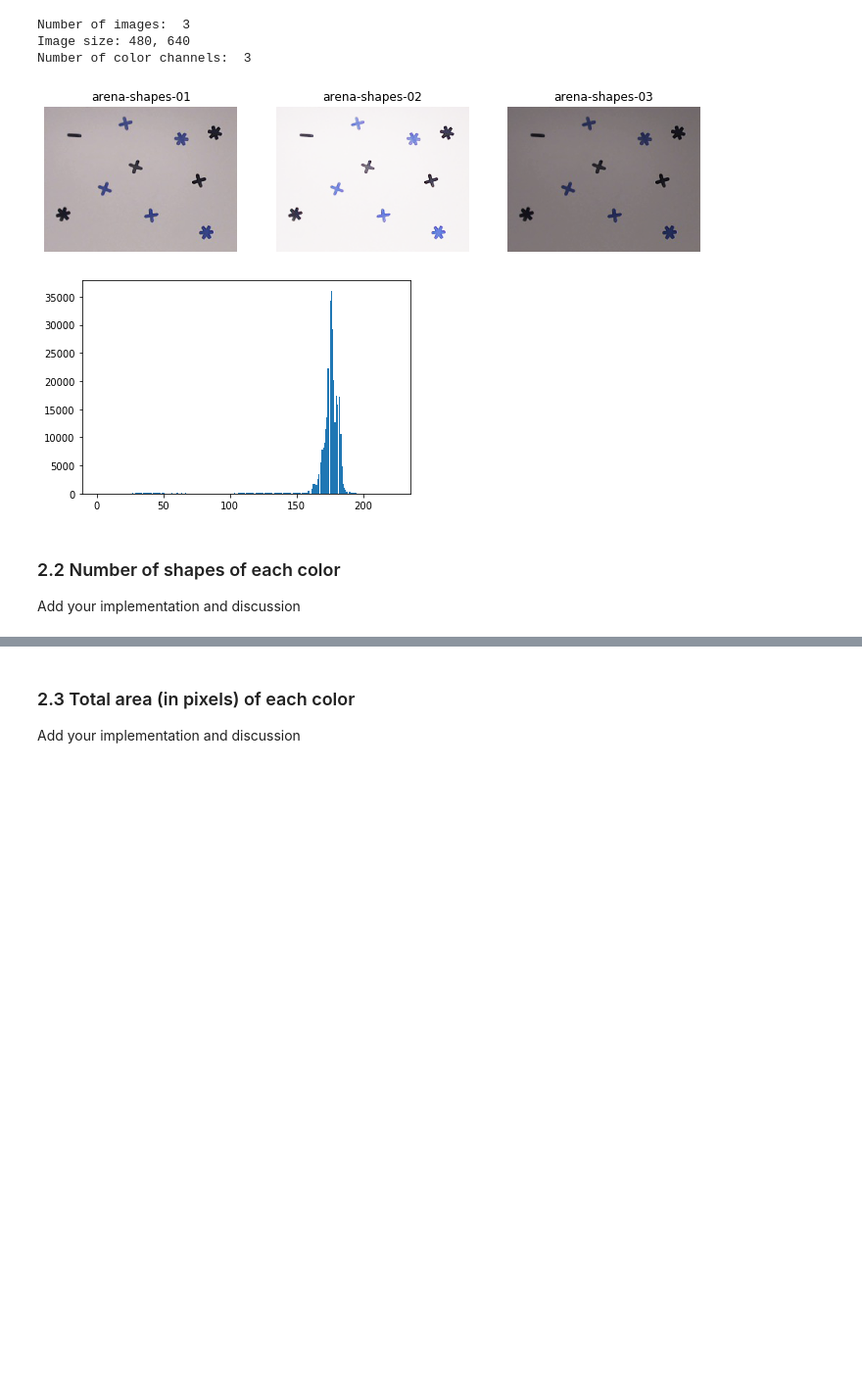
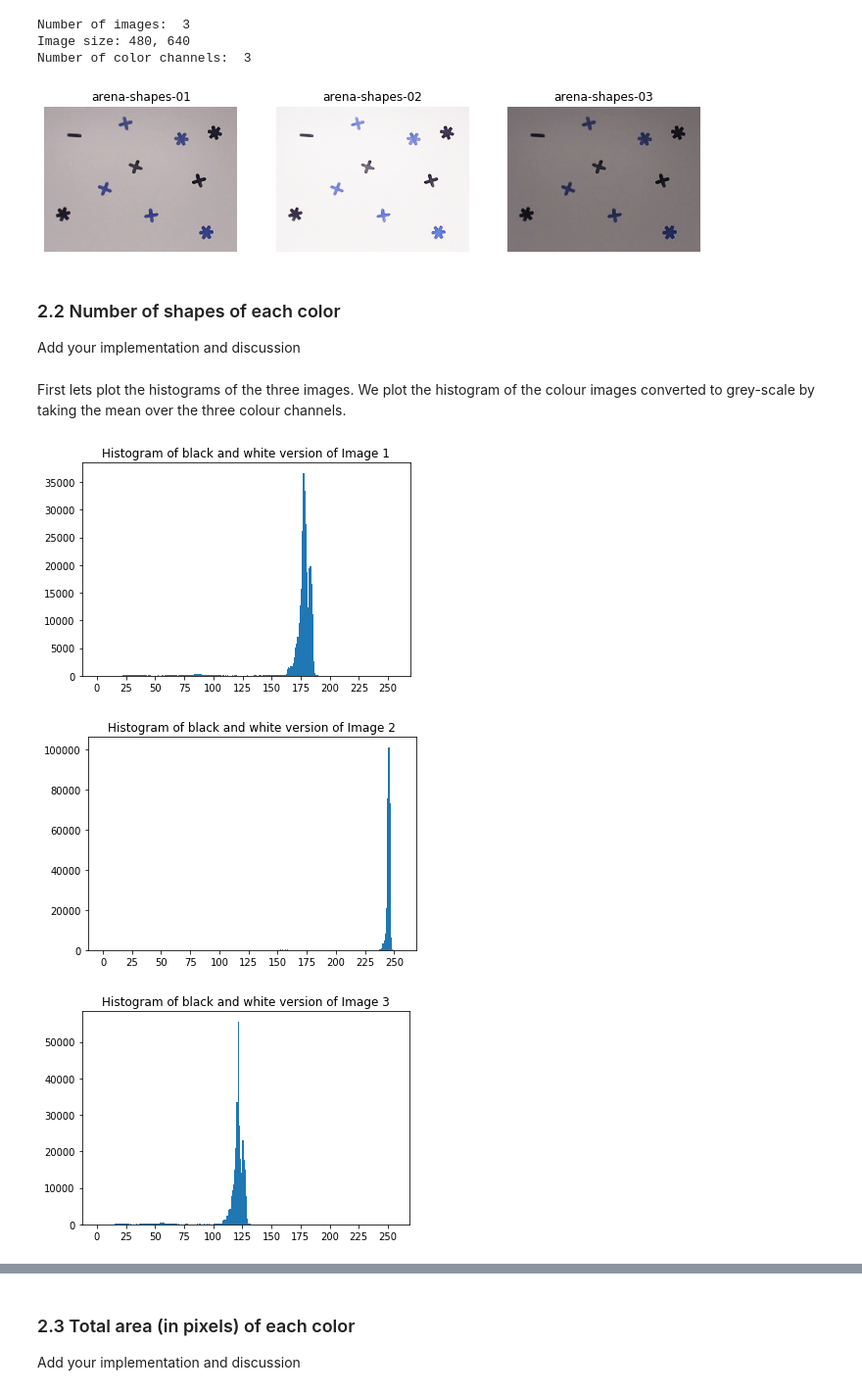
Before and after one commit to jbmag/iapr-2020, a Jupyter notebook: labs/lab_01_segmentation.ipynb, the cells around one changed output, grey strips where cells are left out. Shown at 98% size. Cells and saved outputs as stored; diff of their text form; code cells hidden in the pictures; blank space fills up the shorter version.

```diff
--- a/labs/lab_01_segmentation.ipynb
+++ b/labs/lab_01_segmentation.ipynb
@@ -84,7 +81,6 @@ Number of images:  3
 Image size: 480, 640
 Number of color channels:  3
 # %%
-import numpy as np
 # Plot images
 fig, axes = plt.subplots(1, 3, figsize=(12, 12))
 for ax, im, nm in zip(axes.ravel(), images, im_names):
@@ -92,10 +88,8 @@ for ax, im, nm in zip(axes.ravel(), images, im_names):
     ax.axis('off')
     ax.set_title(nm)
 plt.show()
-d=plt.hist((images[0,:,:,2]).ravel(), bins = 256)
 # %% [output]
 [figure]
-[figure, removed]
 # %% [markdown]
 ### 2.2 Number of shapes of each color
 Add your implementation and discussion
@@ -101,0 +99,26 @@ Add your implementation and discussion
+# %% [markdown]
+First lets plot the histograms of the three images. We plot the histogram of the colour images converted to grey-scale by taking the mean over the three colour channels.
+# %%
+#plot of grey_scale histograms
+
+mean = np.mean(images[0,:,:,:], axis=2)
+ax = plt.hist(mean.ravel(),bins=256, range=[0,256])
+pylab.xticks(range(0,275,25))
+plt.title('Histogram of black and white version of Image 1')
+plt.show()
+
+mean = np.mean(images[1,:,:,:], axis=2)
+ax = plt.hist(mean.ravel(),bins=256, range=[0,256])
+pylab.xticks(range(0,275,25))
+plt.title('Histogram of black and white version of Image 2')
+plt.show()
+
+mean = np.mean(images[2,:,:,:], axis=2)
+ax = plt.hist(mean.ravel(),bins=256, range=[0,256])
+pylab.xticks(range(0,275,25))
+plt.title('Histogram of black and white version of Image 3')
+plt.show()
+# %% [output]
+[figure, added]
+[figure, added]
+[figure, added]
```
Also changed, not shown: parts of 27 cells of this notebook.
